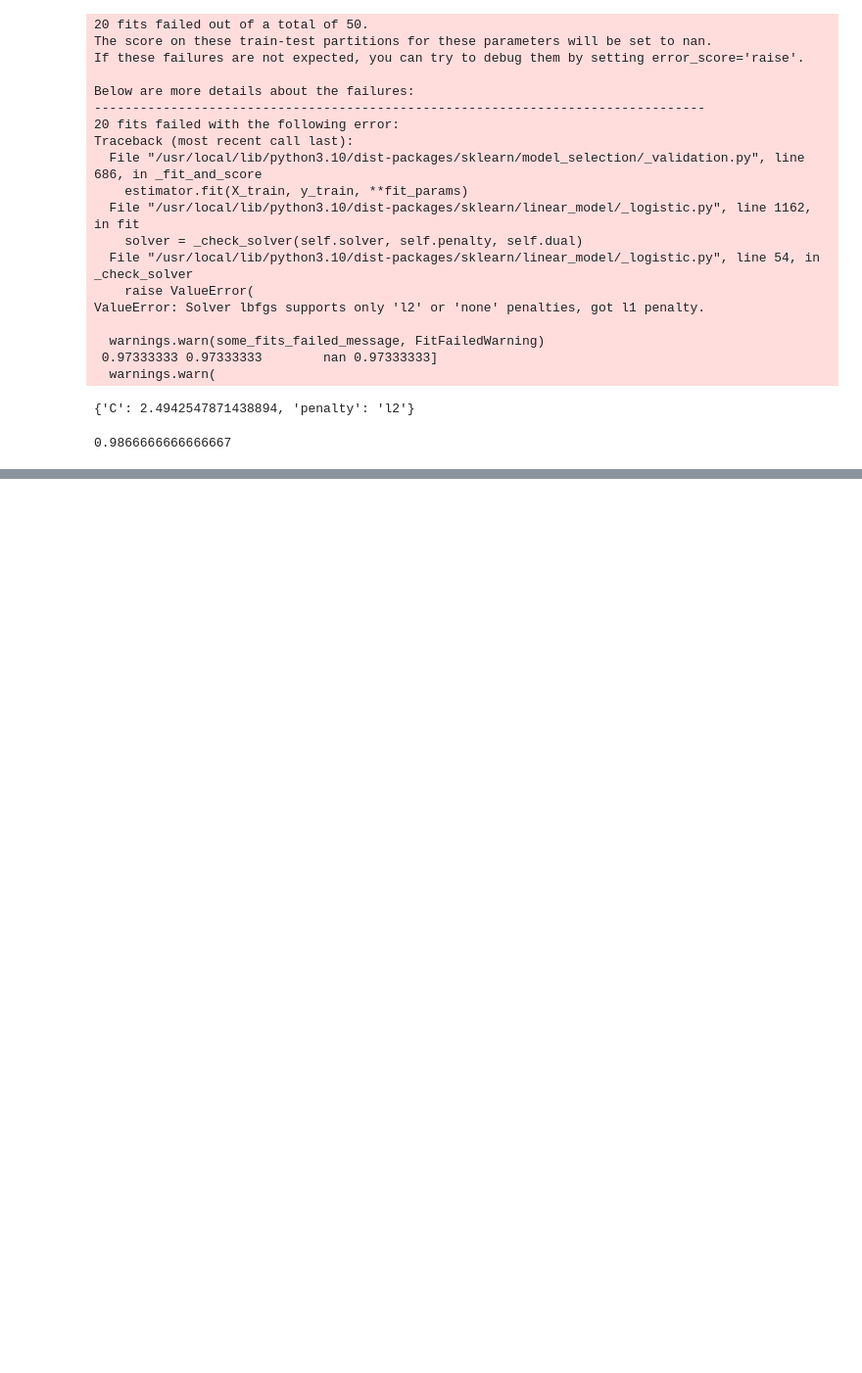
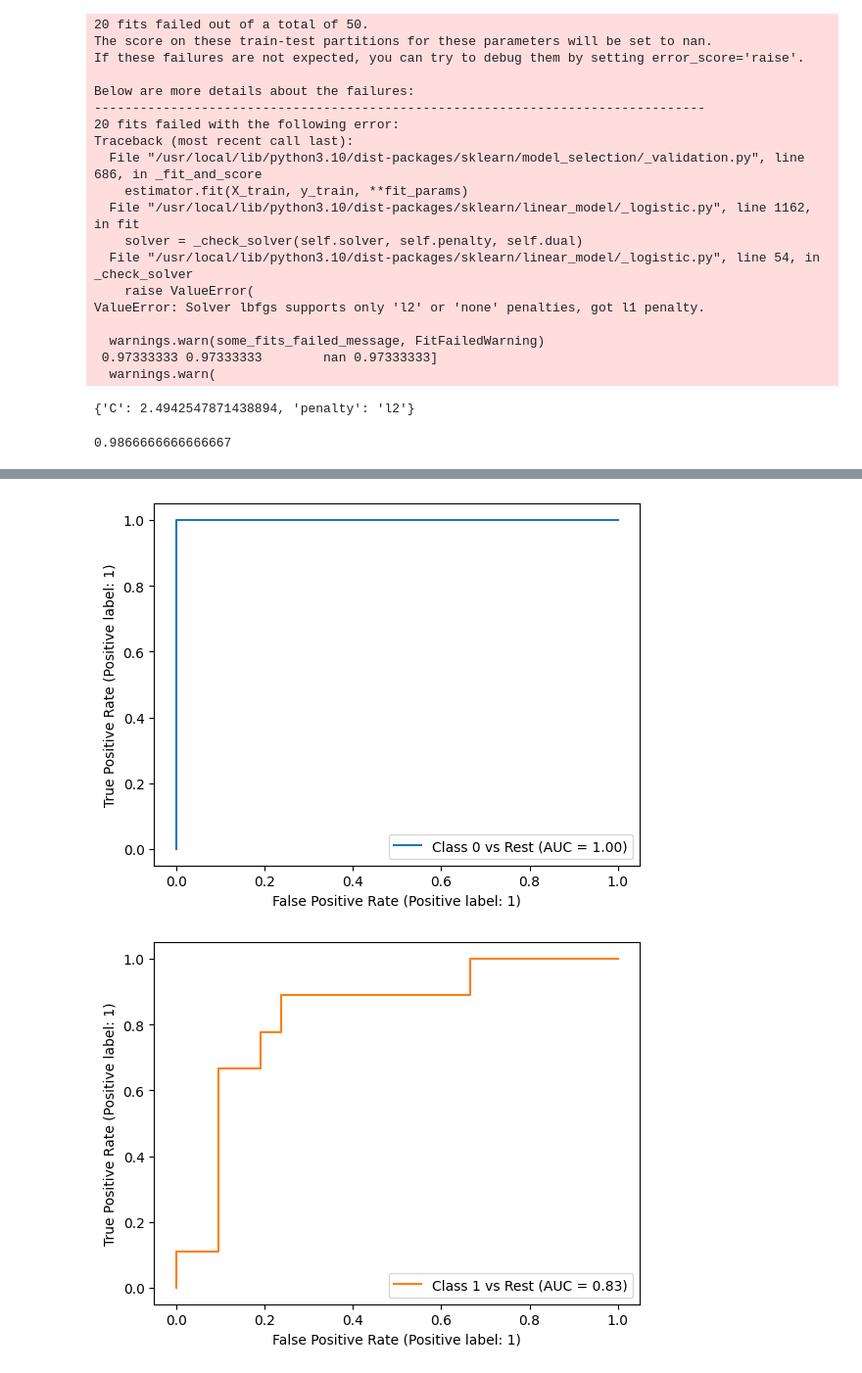
Before and after one commit to Mahdiyeh-Asgharpour/iris, a Jupyter notebook: iris_project.ipynb, the cells around one changed output, grey strips where cells are left out. Shown at 98% size. Saved outputs shown, nothing was run; the diff lists cells and outputs as text; code cells hidden in the pictures; blank space fills up the shorter version.

```diff
--- a/iris_project.ipynb
+++ b/iris_project.ipynb
@@ -406,0 +421,22 @@ val_score
+# %%
+y_bin = label_binarize(y, classes=[0, 1, 2])
+n_classes = y_bin.shape[1]
+X_train, X_test, y_train, y_test = train_test_split(X, y_bin, test_size=0.2, random_state=42)
+logit = OneVsRestClassifier(LogisticRegression(max_iter=10000))
+logit.fit(X_train, y_train)
+y_score = logit.predict_proba(X_test)
+for i in range(n_classes):
+    RocCurveDisplay.from_predictions(
+        y_test[:, i],
+        y_score[:, i],
+        name=f"Class {i} vs Rest",
+        color=f"C{i}",
+    )
+plt.xlabel("False Positive Rate")
+plt.ylabel("True Positive Rate")
+plt.title("One-vs-Rest Receiver Operating Characteristic")
+plt.legend()
+plt.show()
+# %% [output]
+[figure, added]
+[figure, added]
```
Also changed, not shown: parts of 5 cells of this notebook.
